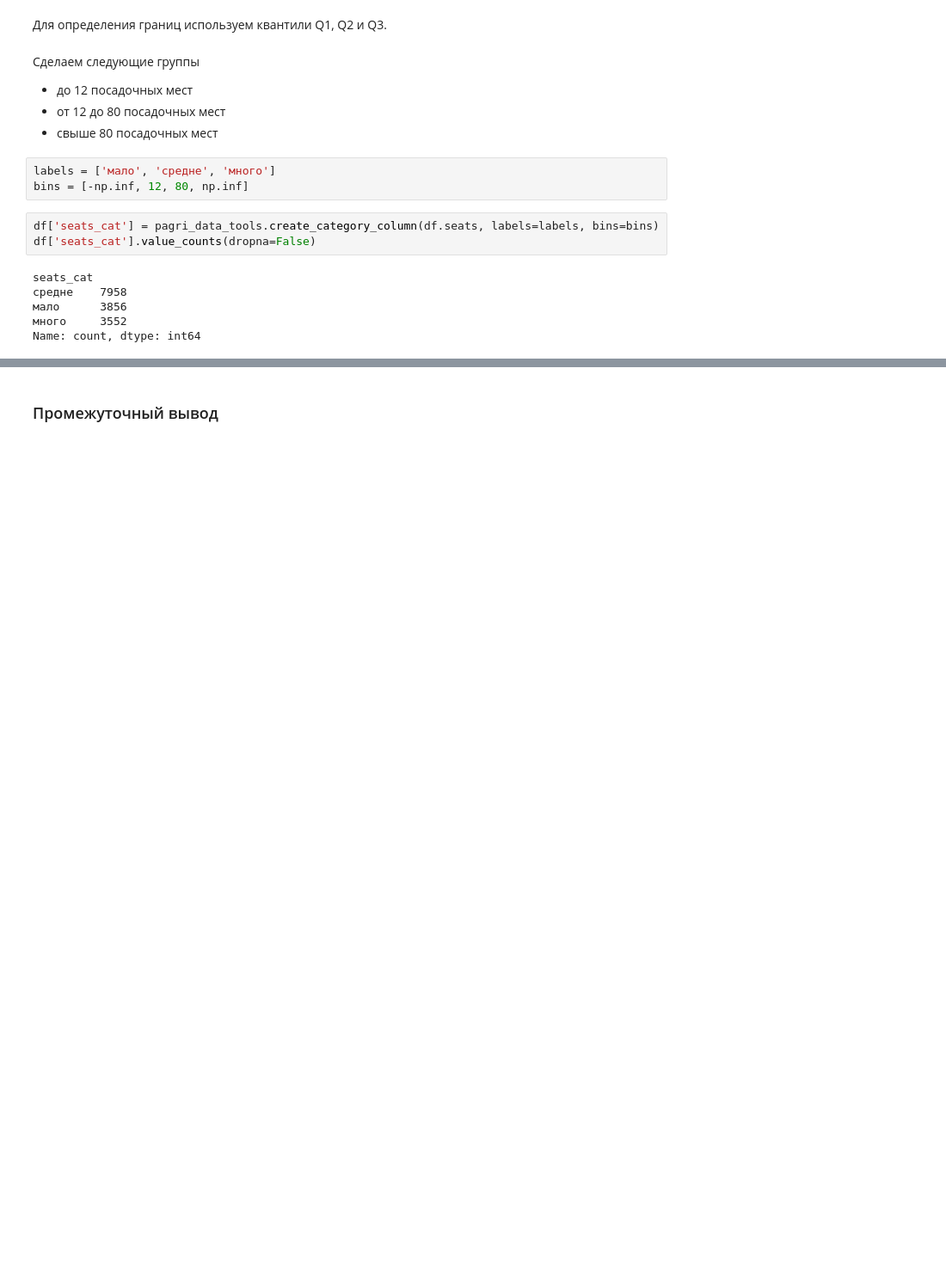
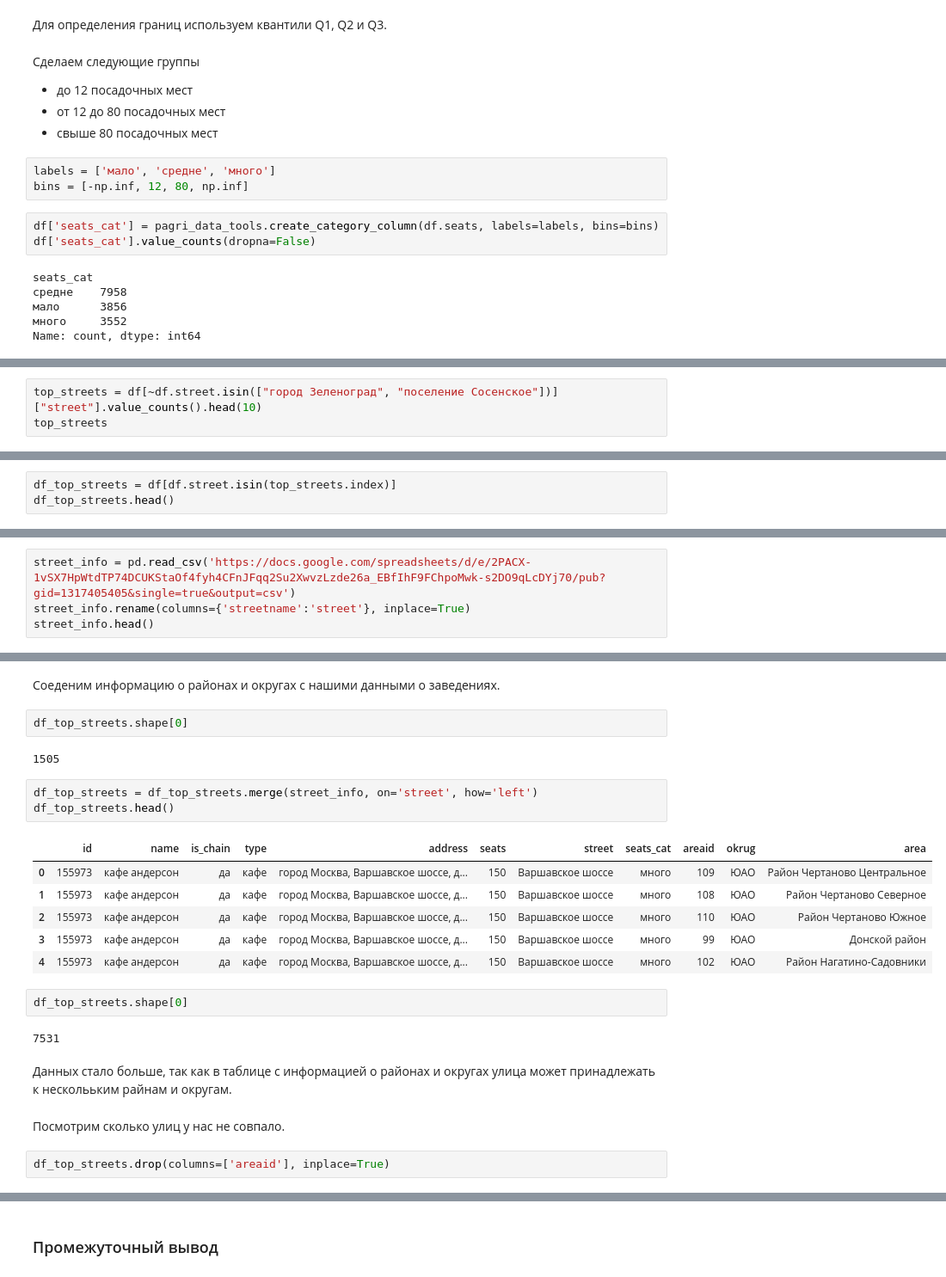
Before and after one commit to PAGriAnalytics/pagri-projects, a Jupyter notebook: quarto/projects/research_of_food_service_industry/research_of_food_service_industry.ipynb, the cells around one changed output, grey strips where cells are left out. Shown at 86% size. Saved outputs shown, nothing was run; the diff lists cells and outputs as text; blank space fills up the shorter version.

```diff
--- a/quarto/projects/research_of_food_service_industry/research_of_food_service_industry.ipynb
+++ b/quarto/projects/research_of_food_service_industry/research_of_food_service_industry.ipynb
@@ -585,0 +585,3 @@ NameError: name 'df_internet' is not defined
+# %%
+top_streets = df[~df.street.isin(["город Зеленоград", "поселение Сосенское"])]["street"].value_counts().head(10)
+top_streets
@@ -585,0 +601,3 @@ NameError: name 'df_internet' is not defined
+# %%
+df_top_streets = df[df.street.isin(top_streets.index)]
+df_top_streets.head()
@@ -585,0 +637,4 @@ NameError: name 'df_internet' is not defined
+# %%
+street_info = pd.read_csv('https://docs.google.com/spreadsheets/d/e/2PACX-1vSX7HpWtdTP74DCUKStaOf4fyh4CFnJFqq2Su2XwvzLzde26a_EBfIhF9FChpoMwk-s2DO9qLcDYj70/pub?gid=1317405405&single=true&output=csv')
+street_info.rename(columns={'streetname':'street'}, inplace=True)
+street_info.head()
@@ -585,0 +648,26 @@ NameError: name 'df_internet' is not defined
+# %% [markdown]
+Соеденим информацию о районах и округах с нашими данными о заведениях.
+# %%
+df_top_streets.shape[0]
+# %% [output]
+1505
+# %%
+df_top_streets = df_top_streets.merge(street_info, on='street', how='left')
+df_top_streets.head()
+# %% [output]
+|  | id | name | is_chain | type | address | seats | street | seats_cat | areaid | okrug | area |
+| 0 | 155973 | кафе андерсон | да | кафе | город Москва, Варшавское шоссе, д... | 150 | Варшавское шоссе | много | 109 | ЮАО | Район Чертаново Центральное |
+| 1 | 155973 | кафе андерсон | да | кафе | город Москва, Варшавское шоссе, д... | 150 | Варшавское шоссе | много | 108 | ЮАО | Район Чертаново Северное |
+| 2 | 155973 | кафе андерсон | да | кафе | город Москва, Варшавское шоссе, д... | 150 | Варшавское шоссе | много | 110 | ЮАО | Район Чертаново Южное |
+| 3 | 155973 | кафе андерсон | да | кафе | город Москва, Варшавское шоссе, д... | 150 | Варшавское шоссе | много | 99 | ЮАО | Донской район |
+| 4 | 155973 | кафе андерсон | да | кафе | город Москва, Варшавское шоссе, д... | 150 | Варшавское шоссе | много | 102 | ЮАО | Район Нагатино-Садовники |
+# %%
+df_top_streets.shape[0]
+# %% [output]
+7531
+# %% [markdown]
+Данных стало больше, так как в таблице с информацией о районах и округах улица может принадлежать к несколььким райнам и округам.
+# %% [markdown]
+Посмотрим сколько улиц у нас не совпало.
+# %%
+df_top_streets.drop(columns=['areaid'], inplace=True)
```
Also changed, not shown: parts of 25 cells of this notebook, 1 other file.
